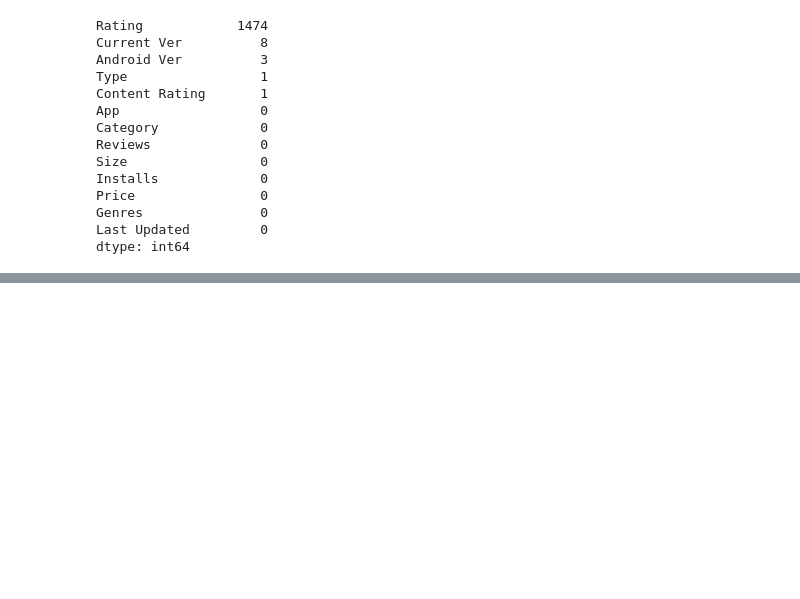
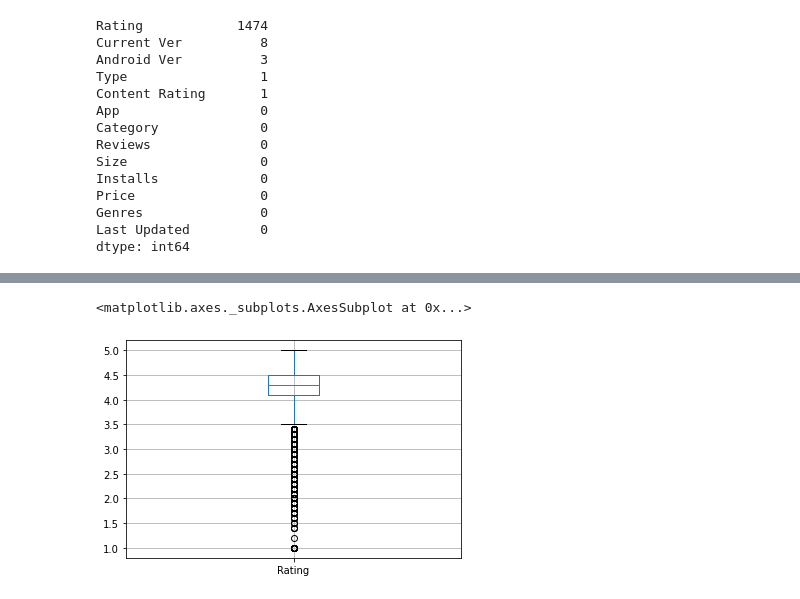
Before and after one commit to neerajac19/Play-Store-App-Review-Analysis-EDA, a Jupyter notebook: Play_Store_App_Review_Analysis_EDA.ipynb, the cells around one changed output, grey strips where cells are left out. Saved outputs shown, nothing was run; the diff lists cells and outputs as text; code cells hidden in the pictures; blank space fills up the shorter version.

```diff
--- a/Play_Store_App_Review_Analysis_EDA.ipynb
+++ b/Play_Store_App_Review_Analysis_EDA.ipynb
@@ -135,0 +146,7 @@ memory usage: 1.1+ MB
+# %%
+df1=df1.drop(df1[df1['Rating']>5.0].index)
+# %%
+df1.boxplot()
+# %% [output]
+<matplotlib.axes._subplots.AxesSubplot at 0x...>
+[figure, added]
```
Also changed, not shown: parts of 8 cells of this notebook.
